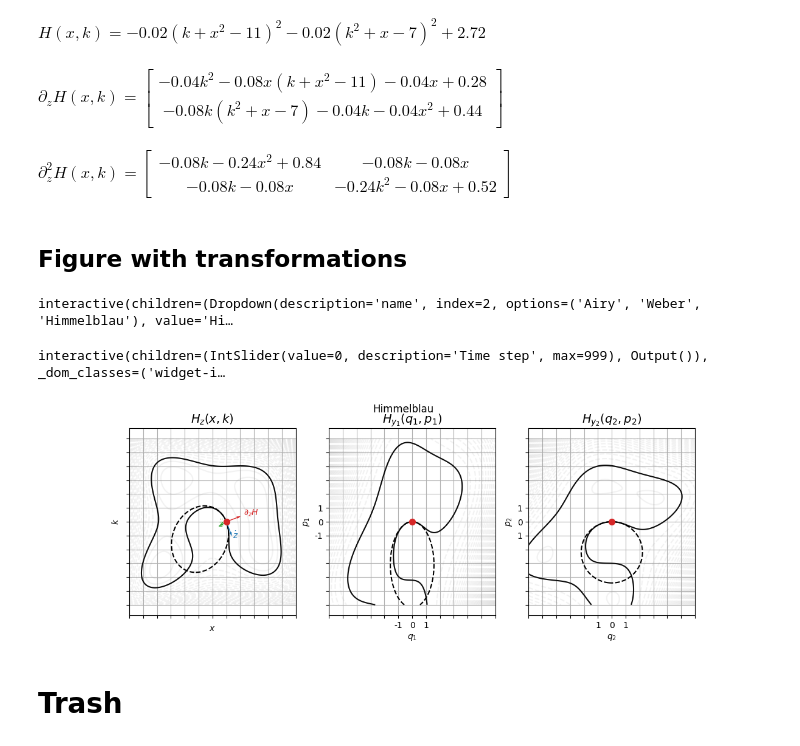
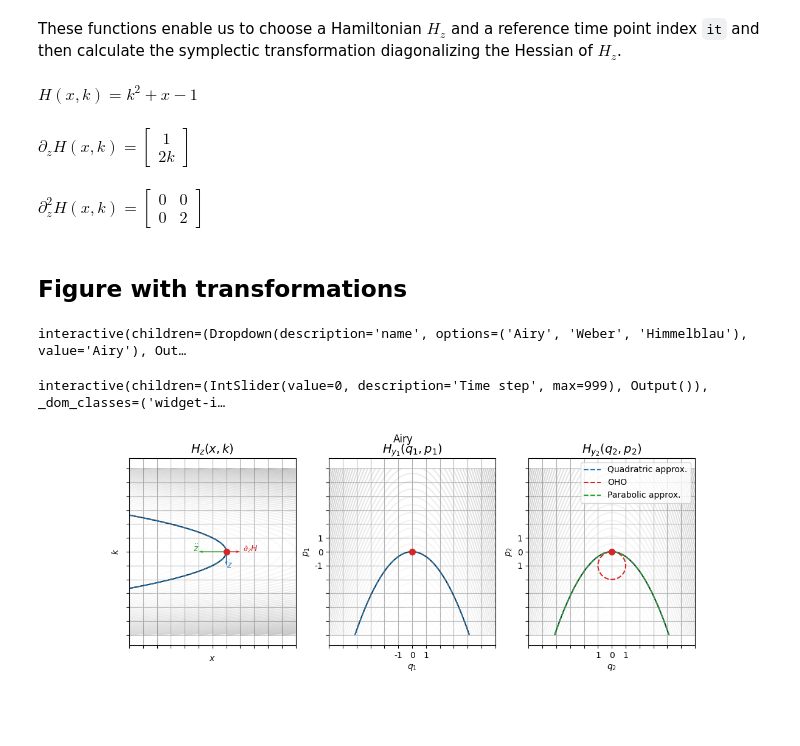
Before and after one commit to runehoejlund/mgo-demonstration, a Jupyter notebook: mgo-trfms.ipynb, the cells around one changed output. Cells and saved outputs as stored; diff of their text form; code cells hidden in the pictures; blank space fills up the shorter version.

Commit message:
Added quadratric, parabolic and OHO approximations

```diff
--- a/mgo-trfms.ipynb
+++ b/mgo-trfms.ipynb
@@ -75,3 +76,5 @@ def to_func(*f_sps):
+# %% [markdown]
+These functions enable us to choose a Hamiltonian $H_z$ and a reference time point index `it` and then calculate the symplectic transformation diagonalizing the Hessian of $H_z$.
 # %%
 def choose_H(name):
     global H, H_sp, dH_sp, ddH_sp, ddH_np, dH_np, zdot_sp, zdot_np, zddot_sp, zddot_np, ts, zs
@@ -90,9 +93,9 @@ def choose_H(name):
     display(Latex(r'$\partial_z H(x,k) =' + sp.latex(dH_sp) + '$'))
     display(Latex(r'$\partial_z^2 H(x,k) =' + sp.latex(ddH_sp) + '$'))
 
-name = 'Himmelblau'
+name = 'Airy'
 choose_H(name)
 # %% [output]
-$H(x,k) =- 0.02 \left(k + x^{2} - 11\right)^{2} - 0.02 \left(k^{2} + x - 7\right)^{2} + 2.72$
+$H(x,k) =k^{2} + x - 1$
-$\partial_z H(x,k) =\left[\begin{matrix}- 0.04 k^{2} - 0.08 x \left(k + x^{2} - 11\right) - 0.04 x + 0.28\\- 0.08 k \left(k^{2} + x - 7\right) - 0.04 k - 0.04 x^{2} + 0.44\end{matrix}\right]$
+$\partial_z H(x,k) =\left[\begin{matrix}1\\2 k\end{matrix}\right]$
-$\partial_z^2 H(x,k) =\left[\begin{matrix}- 0.08 k - 0.24 x^{2} + 0.84 & - 0.08 k - 0.08 x\\- 0.08 k - 0.08 x & - 0.24 k^{2} - 0.08 x + 0.52\end{matrix}\right]$
+$\partial_z^2 H(x,k) =\left[\begin{matrix}0 & 0\\0 & 2\end{matrix}\right]$
@@ -162,4 +197,6 @@ set_it(0)
 # %%
+from matplotlib.lines import Line2D
+
 xs = np.linspace(-6, 6, 400)
 ks = np.linspace(-6, 6, 400)
 X, K = np.meshgrid(xs, ks)
@@ -168,7 +205,7 @@ qs = np.linspace(-6, 6, 400)
 ps = np.linspace(-6, 6, 400)
 Q, P = np.meshgrid(qs, ps)
 
-def setup_axis(ax, title, xlabel, ylabel, xticks, yticks):
+def setup_axis(ax, title, xlabel, ylabel, xticks, yticks, legend=False):
     ax.grid()
     ax.axis("equal")
     ax.set_title(title, fontsize=14)
@@ -176,26 +213,35 @@ def setup_axis(ax, title, xlabel, ylabel, xticks, yticks):
     ax.set_ylabel(ylabel)
     ax.set_xticks(np.arange(-6, 7, 1), labels=xticks)
     ax.set_yticks(np.arange(-6, 7, 1), labels=yticks)
+    if legend:
+        ax.legend([])
 
-def plot_contours(ax, X, K, h, levels0=0, levels=None, colors0='k', colors='gray', alpha=0.1, **kwargs):
+def plot_contours(ax, X, K, h, levels0=0, levels=None, colors0='k', cmap='Greys', c0alpha=1, alpha=0.2, label=None, **kwargs):
     """Plot contours for the given Hamiltonian."""
-    c0 = ax.contour(X, K, h, levels=levels0, colors=colors0, **kwargs)
+    c0 = ax.contour(X, K, h, levels=levels0, colors=colors0, alpha=c0alpha, **kwargs)
+
+    if label is not None:
+        handles, labels_ = ax.get_legend_handles_labels()
+        if label not in labels_:
+            proxy = Line2D([0], [0], color=colors0 if isinstance(colors0, str) else 'k', linestyle=kwargs.get('linestyles', 'solid'), label=label)
+            ax.add_line(proxy)
+            ax.legend()
     if levels is not None:
-        c = ax.contour(X, K, h, levels=levels, colors=colors, alpha=alpha)
+        c = ax.contour(X, K, h, levels=levels, cmap=cmap, alpha=alpha)
     else:
         c = None
     return c0, c
 
-def update_contours(X, K, h, c0, c=None, levels0=0, levels=None, colors0='k', colors='gray', alpha=0.1, **kwargs):
+def update_contours(X, K, h, c0, c=None, **kwargs):
     """Update contours for the given Hamiltonian."""
     ax = c0.axes
     c0.remove()
     if c is not None:
         c.remove()
-    return plot_contours(ax, X, K, h, levels0, levels, colors0, colors, alpha, **kwargs)
+    return plot_contours(ax, X, K, h, **kwargs)
 
 def plot_it(it, fig):
-    global zt_point, dht_quiver, zdott_quiver, zddott_quiver, dht_label, zdott_label, zddott_label, label_offset, H_y1_c0, H_y1_c, H_y2_c0, H_y2_c, quad_H_z_c0, quad_H_y1_c0, quad_H_y2_c0
+    global zt_point, dht_quiver, zdott_quiver, zddott_quiver, dht_label, zdott_label, zddott_label, label_offset, H_y1_c0, H_y1_c, H_y2_c0, H_y2_c, quad_H_z_c0, quad_H_y1_c0, quad_H_y2_c0, quad_H_z_c, quad_H_y1_c, quad_H_y2_c, quad_H_alt_c0, quad_H_alt_c, OHO_c0, OHO_c, parabH_c0, parabH_c
     set_it(it)
 
     axes = fig.get_axes()
@@ -212,14 +258,16 @@ def plot_it(it, fig):
     zddott_label = axes[0].annotate(r'$\ddot{z}$', xy=(xt + zddott[0, 0] + label_offset * zddott[0, 0]/np.linalg.norm(dht), kt + zddott[1, 0] + label_offset * zddott[1, 0]/np.linalg.norm(dht)),
                 xytext=(5, 5), textcoords='data', color='tab:green')
 
-    H_y1_c0, H_y1_c = plot_contours(axes[1], Q, P, H_y1(Q, P), levels0=0, levels=10, colors0='k', colors='gray', alpha=0.1)
-    H_y2_c0, H_y2_c = plot_contours(axes[2], Q, P, H_y2(Q, P), levels0=0, levels=10, colors0='k', colors='gray', alpha=0.1)
-    quad_H_z_c0, _ = plot_contours(axes[0], X, K, quad_H(X, K), levels0=10, colors0='k')
-    quad_H_y1_c0, _ = plot_contours(axes[1], Q, P, quad_H_y1(Q, P), levels0=10, colors0='k')
-    quad_H_y2_c0, _ = plot_contours(axes[2], Q, P, quad_H_y2(Q, P), levels0=10, colors0='k')
+    H_y1_c0, H_y1_c = plot_contours(axes[1], Q, P, H_y1(Q, P), levels0=0, levels=10, colors0='k')
+    H_y2_c0, H_y2_c = plot_contours(axes[2], Q, P, H_y2(Q, P), levels0=0, levels=10, colors0='k')
+    quad_H_z_c0, quad_H_z_c = plot_contours(axes[0], X, K, quad_H(X, K), levels0=0, colors0='tab:blue', alpha=1, linestyles='dashed')
+    quad_H_y1_c0, quad_H_y1_c = plot_contours(axes[1], Q, P, quad_H_y1(Q, P), levels0=0, colors0='tab:blue', alpha=1, linestyles='dashed')
+    quad_H_y2_c0, quad_H_y2_c = plot_contours(axes[2], Q, P, quad_H_y2(Q, P), levels0=0, colors0='tab:blue', alpha=1, linestyles='dashed', label='Quadratric approx.')
+    OHO_c0, OHO_c = plot_contours(axes[2], Q, P, OHO(Q, P), levels0=0, colors0='tab:red', alpha=1, linestyles='dashed', label='OHO')
+    parabH_c0, parabH_c = plot_contours(axes[2], Q, P, parab_H(Q, P), levels0=0, colors0='tab:green', alpha=1, linestyles='dashed', label='Parabolic approx.')
 
 def update_it(it):
-    global zt_point, dht_quiver, zdott_quiver, zddott_quiver, dht_label, zdott_label, zddott_label, label_offset, H_y1_c0, H_y1_c, H_y2_c0, H_y2_c, quad_H_z_c0, quad_H_y1_c0, quad_H_y2_c0
+    global zt_point, dht_quiver, zdott_quiver, zddott_quiver, dht_label, zdott_label, zddott_label, label_offset, H_y1_c0, H_y1_c, H_y2_c0, H_y2_c, quad_H_z_c0, quad_H_y1_c0, quad_H_y2_c0, quad_H_z_c, quad_H_y1_c, quad_H_y2_c, quad_H_alt_c0, quad_H_alt_c, OHO_c0, OHO_c, parabH_c0, parabH_c
     set_it(it)
     # Update scatter point
     zt_point.set_offsets([[xt, kt]])
@@ -234,45 +282,43 @@ def update_it(it):
     dht_label.set_position((xt + dht[0, 0] + label_offset * dht[0, 0]/np.linalg.norm(dht), kt + dht[1, 0] + label_offset * dht[1, 0]/np.linalg.norm(dht)))
     zdott_label.set_position((xt + zdott[0, 0] + label_offset * zdott[0, 0]/np.linalg.norm(dht), kt + zdott[1, 0] + label_offset * zdott[1, 0]/np.linalg.norm(dht)))
     zddott_label.set_position((xt + zddott[0, 0] + label_offset * zddott[0, 0]/np.linalg.norm(dht), kt + zddott[1, 0] + label_offset * zddott[1, 0]/np.linalg.norm(dht)))
 
     # Remove old contours before drawing new ones
-    axes = quad_H_z_c0.axes.figure.get_axes()
-    H_y1_c0, H_y1_c = update_contours(Q, P, H_y1(Q, P), H_y1_c0, H_y1_c, levels0=0, levels=50, colors0='k', colors='gray', alpha=0.1)
-    H_y2_c0, H_y2_c = update_contours(Q, P, H_y2(Q, P), H_y2_c0, H_y2_c, levels0=0, levels=50, colors0='k', colors='gray', alpha=0.1)
-    quad_H_z_c0, _ = update_contours(X, K, quad_H(X, K), quad_H_z_c0, levels0=0, colors0='k', linestyles='dashed')
-    quad_H_y1_c0, _ = update_contours(Q, P, quad_H_y1(Q, P), quad_H_y1_c0, levels0=0, colors0='k', linestyles='dashed')
-    quad_H_y2_c0, _ = update_contours(Q, P, quad_H_y2(Q, P), quad_H_y2_c0, levels0=0, colors0='k', linestyles='dashed')
-
+    H_y1_c0, H_y1_c = update_contours(Q, P, H_y1(Q, P), H_y1_c0, H_y1_c, levels0=0, levels=50, colors0='k')
+    H_y2_c0, H_y2_c = update_contours(Q, P, H_y2(Q, P), H_y2_c0, H_y2_c, levels0=0, levels=50, colors0='k')
+    quad_H_z_c0, quad_H_z_c = update_contours(X, K, quad_H(X, K), quad_H_z_c0, quad_H_z_c, levels0=0, colors0='tab:blue', alpha=1, linestyles='dashed')
+    quad_H_y1_c0, quad_H_y1_c = update_contours(Q, P, quad_H_y1(Q, P), quad_H_y1_c0, quad_H_y1_c, levels0=0, colors0='tab:blue', alpha=1, linestyles='dashed')
+    quad_H_y2_c0, quad_H_y2_c = update_contours(Q, P, quad_H_y2(Q, P), quad_H_y2_c0, quad_H_y2_c, levels0=0, colors0='tab:blue', alpha=1, linestyles='dashed')
+    OHO_c0, OHO_c = update_contours(Q, P, OHO(Q, P), OHO_c0, OHO_c, levels0=0, colors0='tab:red', alpha=1, linestyles='dashed')
+    parabH_c0, parabH_c = update_contours(Q, P, parab_H(Q, P), parabH_c0, parabH_c, levels0=0, colors0='tab:green', alpha=1, linestyles='dashed')
 def plot_H(name):
     choose_H(name)
     h = H(X, K)
 
     fig = plt.figure(num=1); fig.clf(); fig.suptitle(f"{name}", fontsize=12); fig.set_size_inches(12, 4)
     ax1 = fig.add_subplot(1, 3, 1); ax2 = fig.add_subplot(1, 3, 2); ax3 = fig.add_subplot(1, 3, 3)
 
     setup_axis(ax1, r"$H_z(x,k)$", r"$x$", r"$k$", [], [])
     setup_axis(ax2, r"$H_{y_1}(q_1, p_1)$", r"$q_1$", r"$p_1$",
                [None, None, None, None, None, -1, 0, 1, None, None, None, None, None],
                [None, None, None, None, None, -1, 0, 1, None, None, None, None, None])
     setup_axis(ax3, r"$H_{y_2}(q_2, p_2)$", r"$q_2$", r"$p_2$",
                [None, None, None, None, None, 1, 0, 1, None, None, None, None, None],
-               [None, None, None, None, None, 1, 0, 1, None, None, None, None, None])
+               [None, None, None, None, None, 1, 0, 1, None, None, None, None, None], legend=True)
 
-    plot_contours(ax1, X, K, h, levels0=0, levels=50, colors0='k', colors='gray', alpha=0.1)
-    ax2.scatter(0, 0, color='tab:red', label=r'$y_1(t)$', s=50, zorder=3)
-    ax3.scatter(0, 0, color='tab:red', label=r'$y_2(t)$', s=50, zorder=3)
+    plot_contours(ax1, X, K, h, levels0=0, levels=50, colors0='k', alpha=0.2)
+    ax2.scatter(0, 0, color='tab:red', s=50, zorder=3)#, label=r'$y_1(t)$')
+    ax3.scatter(0, 0, color='tab:red', s=50, zorder=3)#, label=r'$y_2(t)$')
 
     plot_it(0, fig)
     update_it(0)
 
 widgets.interact(plot_H, name=widgets.Dropdown(options=['Airy', 'Weber', 'Himmelblau'], value=name))
 slider = IntSlider(value=0, min=0, max=len(zs[0])-1, step=1, description='Time step')
 interact(update_it, it=slider)
 
 plt.show()
 # %% [output]
-interactive(children=(Dropdown(description='name', index=2, options=('Airy', 'Weber', 'Himmelblau'), value='Hi…
+interactive(children=(Dropdown(description='name', options=('Airy', 'Weber', 'Himmelblau'), value='Airy'), Out…
 interactive(children=(IntSlider(value=0, description='Time step', max=999), Output()), _dom_classes=('widget-i…
-[figure, old version]
+[figure, new version]
-# %% [markdown]
-# Trash
```
Also changed, not shown: parts of 11 cells of this notebook.
